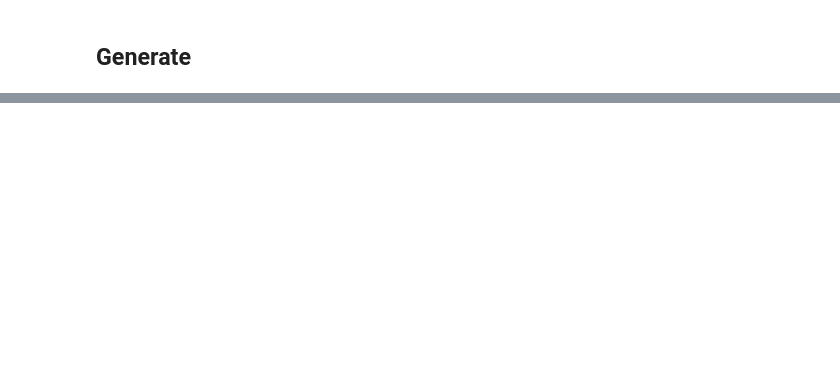
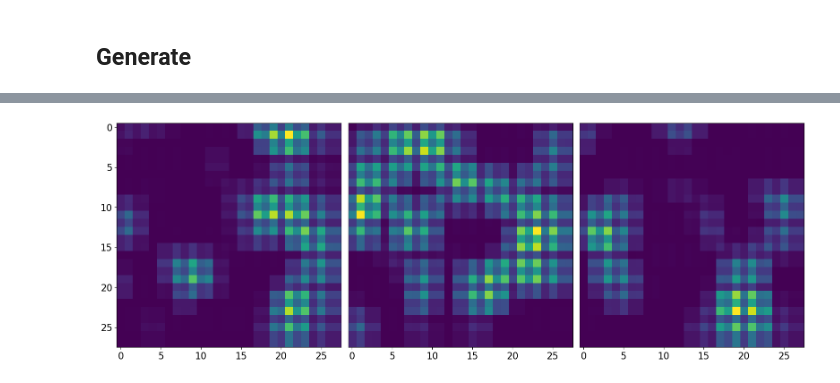
Before and after one commit to j-p-terry/uga_grad_physics_ml, a Jupyter notebook: Notebooks/autoencoders.ipynb, the cells around one changed output, grey strips where cells are left out. Saved outputs shown, nothing was run; the diff lists cells and outputs as text; code cells hidden in the pictures; blank space fills up the shorter version.

```diff
--- a/Notebooks/autoencoders.ipynb
+++ b/Notebooks/autoencoders.ipynb
@@ -1393,0 +1468,11 @@ plt.imshow(random_output.squeeze())
+# %%
+random_preds = []
+for i in range(3):
+
+    random_input = torch.randn(vae_model.encoded_cxy).float()#.to(device)
+    random_output = 255 * np.moveaxis(nn.ReLU()(vae_model.decoder(random_input)).detach().cpu().numpy().squeeze(), 0, -1)
+    random_preds.append(random_output)
+# %%
+plot_image_panel(random_preds, labels=["", "", ""])
+# %% [output]
+[figure, added]
```
Also changed, not shown: parts of 34 cells of this notebook.
